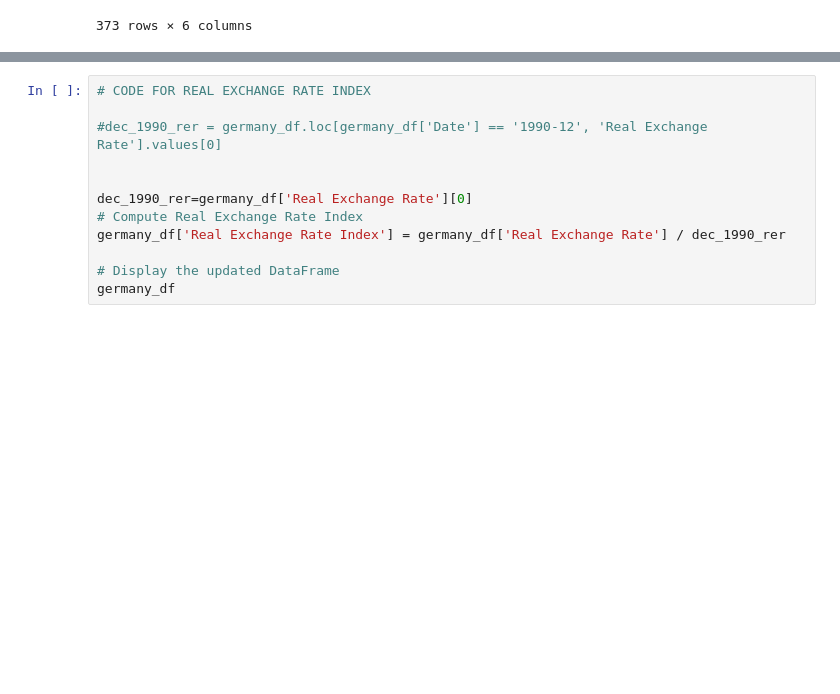
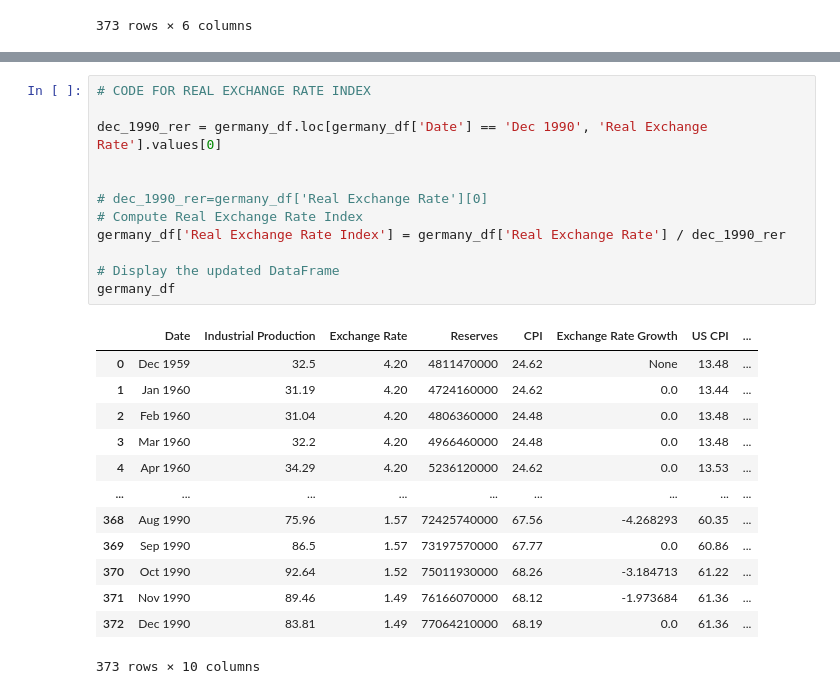
Before and after one commit to a-conga/EC1B1-Project-, a Jupyter notebook: code.ipynb, the cells around one changed output, grey strips where cells are left out. Saved outputs shown, nothing was run; the diff lists cells and outputs as text; blank space fills up the shorter version.

Commit message:
nearly done processing fro germany

```diff
--- a/code.ipynb
+++ b/code.ipynb
@@ -300,15 +312,29 @@ ValueError: Length of values (13) does not match length of index (373)
 # %%
 # CODE FOR REAL EXCHANGE RATE INDEX
 
-#dec_1990_rer = germany_df.loc[germany_df['Date'] == '1990-12', 'Real Exchange Rate'].values[0]
+dec_1990_rer = germany_df.loc[germany_df['Date'] == 'Dec 1990', 'Real Exchange Rate'].values[0]
 
 
-dec_1990_rer=germany_df['Real Exchange Rate'][0]
+# dec_1990_rer=germany_df['Real Exchange Rate'][0]
 # Compute Real Exchange Rate Index
 germany_df['Real Exchange Rate Index'] = germany_df['Real Exchange Rate'] / dec_1990_rer
 
 # Display the updated DataFrame
 germany_df
+# %% [output]
+|  | Date | Industrial Production | Exchange Rate | Reserves | CPI | Exchange Rate Growth | US CPI | ... |
+| 0 | Dec 1959 | 32.5 | 4.20 | 4811470000 | 24.62 | None | 13.48 | ... |
+| 1 | Jan 1960 | 31.19 | 4.20 | 4724160000 | 24.62 | 0.0 | 13.44 | ... |
+| 2 | Feb 1960 | 31.04 | 4.20 | 4806360000 | 24.48 | 0.0 | 13.48 | ... |
+| 3 | Mar 1960 | 32.2 | 4.20 | 4966460000 | 24.48 | 0.0 | 13.48 | ... |
+| 4 | Apr 1960 | 34.29 | 4.20 | 5236120000 | 24.62 | 0.0 | 13.53 | ... |
+| ... | ... | ... | ... | ... | ... | ... | ... | ... |
+| 368 | Aug 1990 | 75.96 | 1.57 | 72425740000 | 67.56 | -4.268293 | 60.35 | ... |
+| 369 | Sep 1990 | 86.5 | 1.57 | 73197570000 | 67.77 | 0.0 | 60.86 | ... |
+| 370 | Oct 1990 | 92.64 | 1.52 | 75011930000 | 68.26 | -3.184713 | 61.22 | ... |
+| 371 | Nov 1990 | 89.46 | 1.49 | 76166070000 | 68.12 | -1.973684 | 61.36 | ... |
+| 372 | Dec 1990 | 83.81 | 1.49 | 77064210000 | 68.19 | 0.0 | 61.36 | ... |
+373 rows × 10 columns
 # %%
 # CODE FOR INFLATION
 
```
Also changed, not shown: parts of 6 cells of this notebook, 1 other file.
